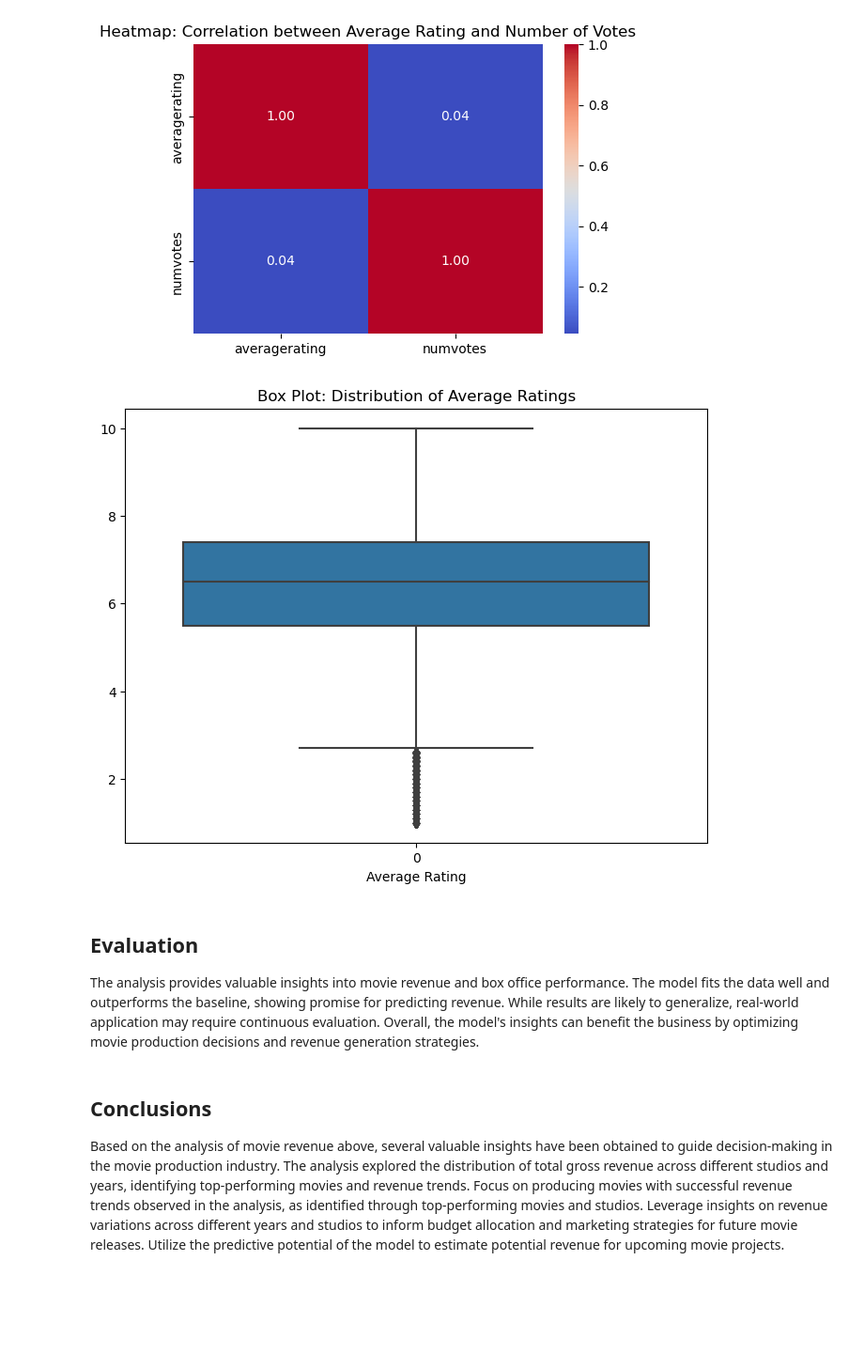
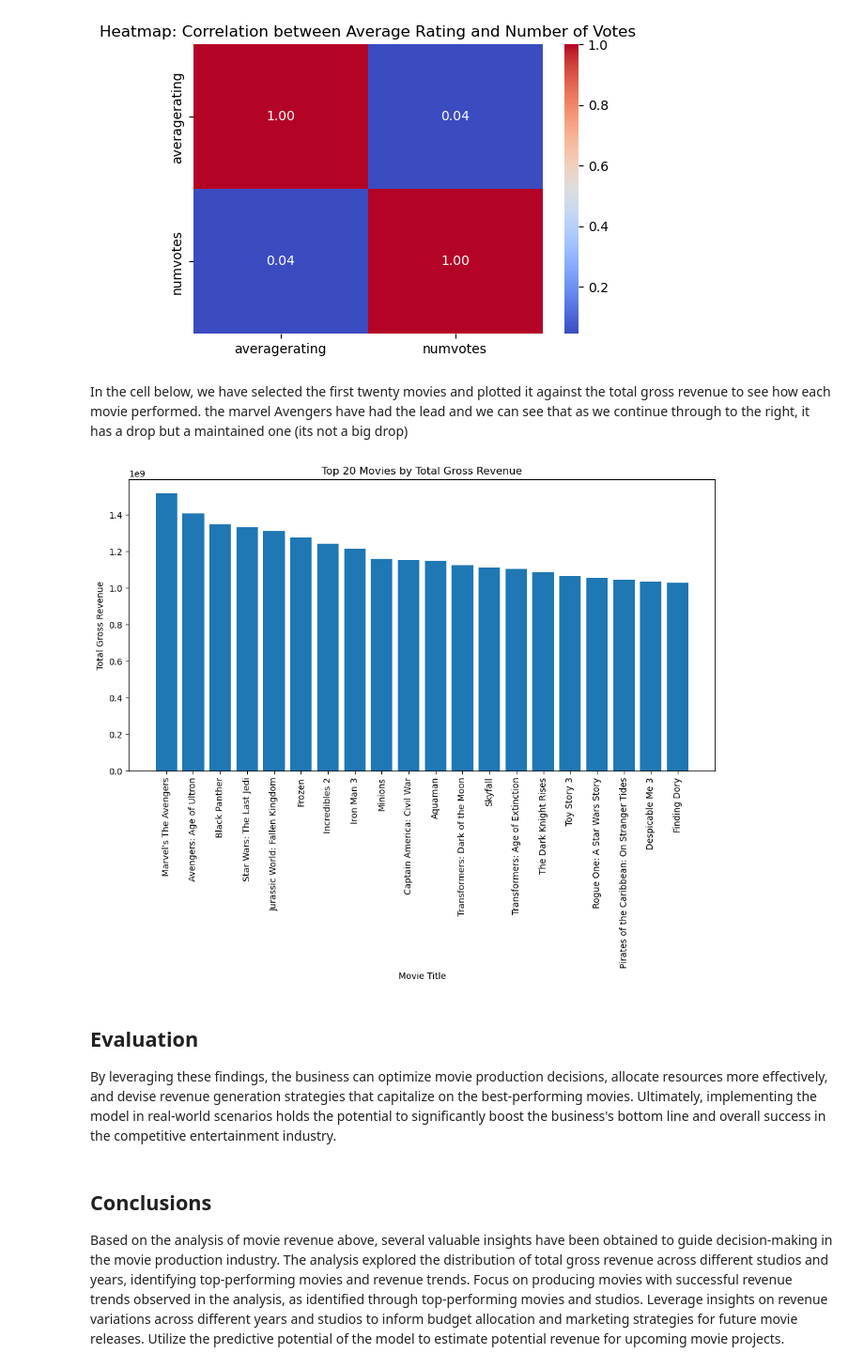
Before and after one commit to celestineolewe/dsc-phase-1-project, a Jupyter notebook: student.ipynb, the cells around one changed output. Shown at 94% size. Cells and saved outputs as stored; diff of their text form; code cells hidden in the pictures; blank space fills up the shorter version.

```diff
--- a/student.ipynb
+++ b/student.ipynb
@@ -414,12 +417,25 @@ There is a positive corelation between the two; the more popular and highly-rate
 # %% [output]
 [figure]
-# %%
--
-# %% [output]
-[figure, removed]
-# %% [markdown]
-## Evaluation
-The analysis provides valuable insights into movie revenue and box office performance. The model fits the data well and outperforms the baseline, showing promise for predicting revenue. While results are likely to generalize, real-world application may require continuous evaluation. Overall, the model's insights can benefit the business by optimizing movie production decisions and revenue generation strategies.
+# %% [markdown]
+In the cell below, we have selected the first twenty movies and plotted it against the total gross revenue to see how each movie performed. the marvel Avengers have had the lead and we can see that as we continue through to the right, it has a drop but a maintained one (its not a big drop)
+# %%
+
+# Sort the DataFrame by 'total_gross_revenue' in descending order to get the top 20 movies
+top_20_movies = Merging_Dataset_duplicated.sort_values(by='total_gross_revenue', ascending=False).head(20)
+
+# Plot the bar graph
+plt.figure(figsize=(12, 6))
+plt.bar(top_20_movies['title'], top_20_movies['total_gross_revenue'])
+plt.xticks(rotation=90)
+plt.xlabel('Movie Title')
+plt.ylabel('Total Gross Revenue')
+plt.title('Top 20 Movies by Total Gross Revenue')
+plt.show()
+# %% [output]
+[figure, added]
+# %% [markdown]
+## Evaluation
+By leveraging these findings, the business can optimize movie production decisions, allocate resources more effectively, and devise revenue generation strategies that capitalize on the best-performing movies. Ultimately, implementing the model in real-world scenarios holds the potential to significantly boost the business's bottom line and overall success in the competitive entertainment industry.
 # %% [markdown]
 ## Conclusions
 Based on the analysis of movie revenue above, several valuable insights have been obtained to guide decision-making in the movie production industry. The analysis explored the distribution of total gross revenue across different studios and years, identifying top-performing movies and revenue trends.
```
Also changed, not shown: parts of 9 cells of this notebook, 2 other files.
